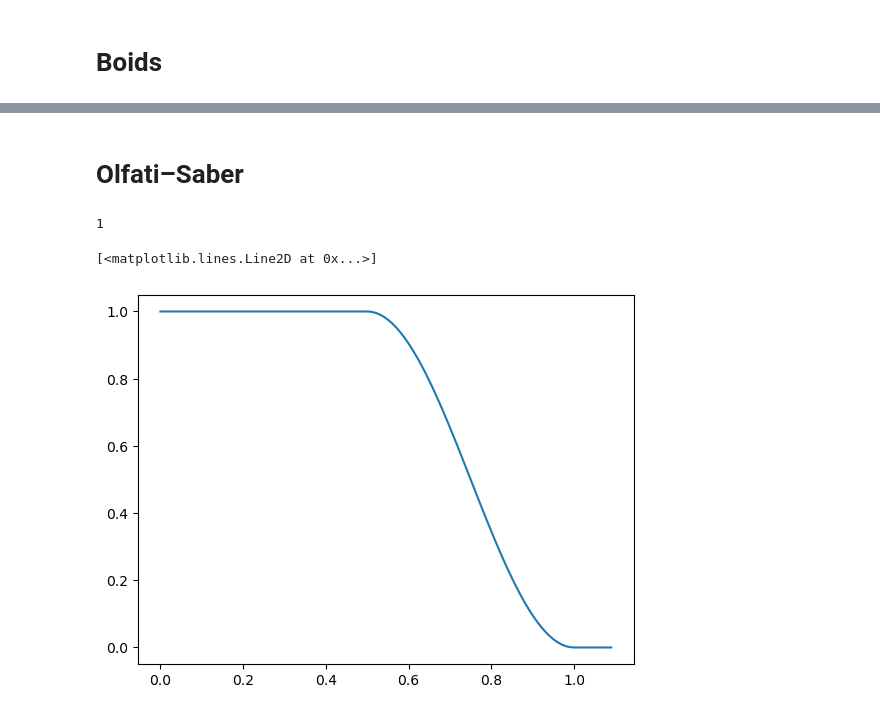
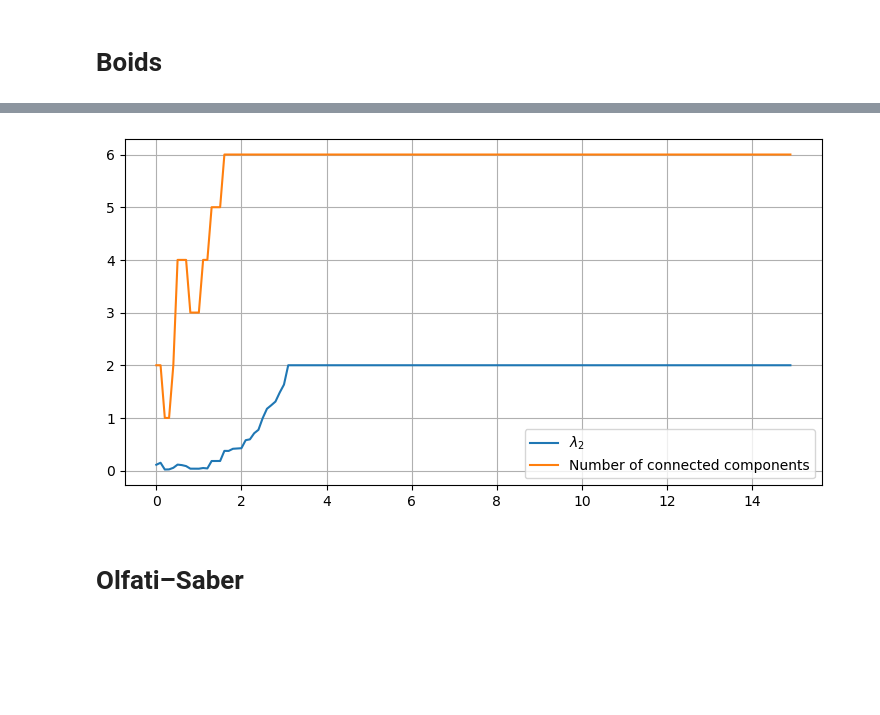
Before and after one commit to valentine-alia/MAE-6870, a Jupyter notebook: hw3/hw3_code_2.ipynb, the cells around one changed output, grey strips where cells are left out. Drawn from its saved outputs; the diff is of its cells as text; code cells hidden in the pictures; blank space fills up the shorter version.

```diff
--- a/hw3/hw3_code_2.ipynb
+++ b/hw3/hw3_code_2.ipynb
@@ -135,2 +177,14 @@ plt.show()
+# %%
+l2,ca = get_lambda_2(b50_sol)
+
+plt.figure(figsize=(9,4.5))
+plt.plot(t_eval,l2,label =r'$\lambda_2$')
+plt.plot(t_eval,ca,label = "Number of connected components")
+
+plt.legend()
+plt.grid()
+plt.show()
+# %% [output]
+[figure, added]
 # %% [markdown]
 # Olfati–Saber
@@ -226,10 +294,0 @@ def plot_boid_trajectories(sol, N):
-# %%
-bump(0.2)
-# %% [output]
-1
-# %%
-x = np.arange(0,1.1,0.01)
-plt.plot(x,[bump(a) for a in x])
-# %% [output]
-[<matplotlib.lines.Line2D at 0x...>]
-[figure, removed]
```
Also changed, not shown: parts of 18 cells of this notebook.
